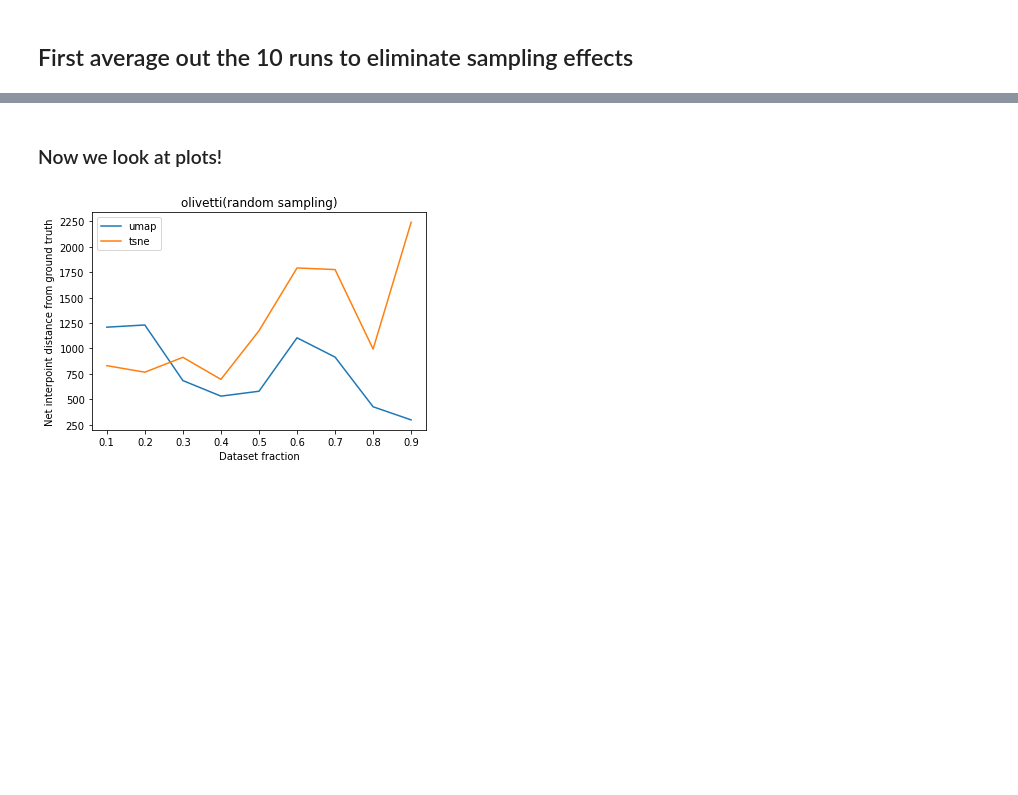
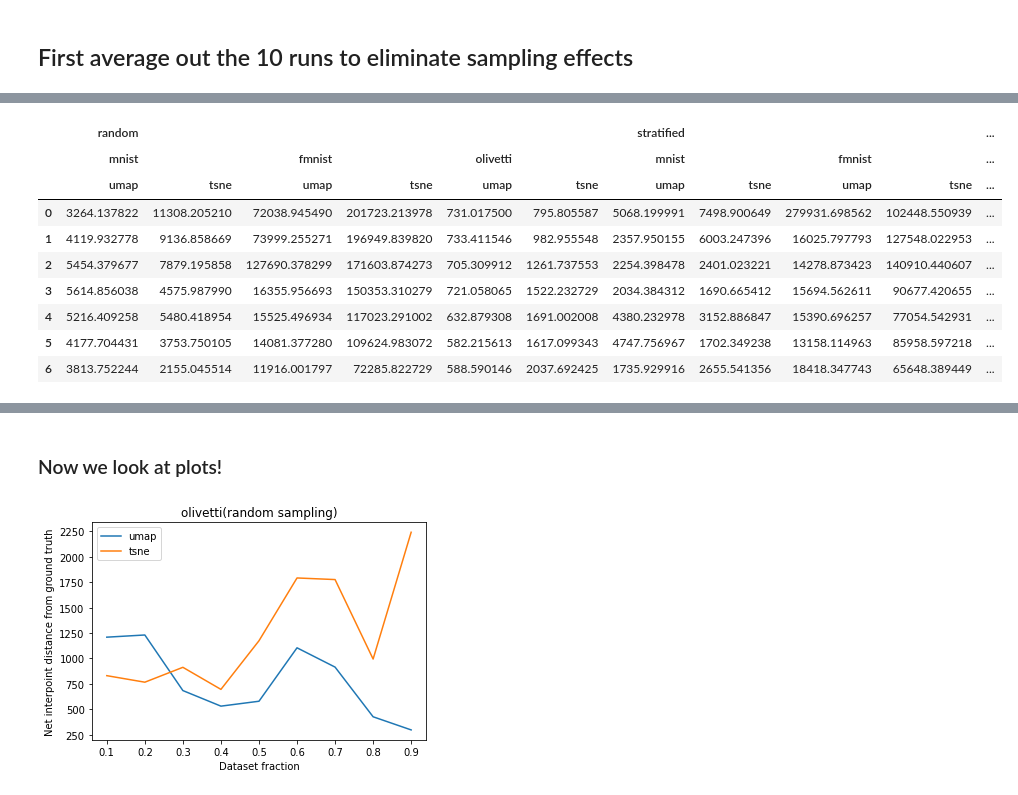
Before and after one commit to raghavmecheri/DimConvergence, a Jupyter notebook: ExperimentTwo - Analysis.ipynb, the cells around one changed output, grey strips where cells are left out. Drawn from its saved outputs; the diff is of its cells as text; code cells hidden in the pictures; blank space fills up the shorter version.

Commit message:
Got results

```diff
--- a/ExperimentTwo - Analysis.ipynb
+++ b/ExperimentTwo - Analysis.ipynb
@@ -13,6 +52,6 @@ def _load(name):
 # %%
-RESULTS_DIR = "./results"
-N_RESULT_FILES = 3
+RESULTS_DIR = "./results/exp2"
+N_RESULT_FILES = 10
 for filename in os.listdir(RESULTS_DIR):
     print(filename)
 
@@ -39,7 +85,7 @@ def group(results):
         key = tuple([samp, dataset, algo])
         groups[key].append({
             "emb_x": result['emb_x'],
-            "y": result['y'],
+            "labels": result['labels'],
             "size": result['size']
         })
     return _sort(dict(groups))
@@ -52,7 +98,7 @@ def groups_to_interpoint(groups):
         for i in range(0, len(embeddings) - 1):
 
             #Set j = -1 to look at distance from the ground truth.
-            j = i + 1
+            j = -1
 
             interpoints.append(interpoint_distance(embeddings[i], embeddings[j]))
         return interpoints
@@ -63,7 +109,7 @@ def groups_to_interpoint(groups):
 
     return interpoint_groups
 # %%
-def create_average_data(RESULTS_DIR, N_RESULT_FILES):
+def create_average_data(RESULTS_DIR, N_RESULT_FILES, preprocess="interpoint"):
     print("Listing all result files...")
     for filename in os.listdir(RESULTS_DIR):
         print(filename)
@@ -79,9 +125,9 @@ def create_average_data(RESULTS_DIR, N_RESULT_FILES):
     print("Loading Data...")
     for run in os.listdir(RESULTS_DIR):
         result = _load(os.path.join(RESULTS_DIR, run))
-
-        interpoint_result = groups_to_interpoint(group(result))
-        exp1_runs[i] = pd.DataFrame(interpoint_result)
+        if preprocess == "interpoint":
+            result = groups_to_interpoint(group(result))
+        exp1_runs[i] = pd.DataFrame(result)
         i +=1
 
     print("Averaging...")
@@ -119,0 +164,13 @@ Combining files now....
+# %%
+interpoint_results
+# %% [output]
+|  | random |  |  |  |  |  | stratified |  |  |  | ... |
+|  | mnist |  | fmnist |  | olivetti |  | mnist |  | fmnist |  | ... |
+|  | umap | tsne | umap | tsne | umap | tsne | umap | tsne | umap | tsne | ... |
+| 0 | 3264.137822 | 11308.205210 | 72038.945490 | 201723.213978 | 731.017500 | 795.805587 | 5068.199991 | 7498.900649 | 279931.698562 | 102448.550939 | ... |
+| 1 | 4119.932778 | 9136.858669 | 73999.255271 | 196949.839820 | 733.411546 | 982.955548 | 2357.950155 | 6003.247396 | 16025.797793 | 127548.022953 | ... |
+| 2 | 5454.379677 | 7879.195858 | 127690.378299 | 171603.874273 | 705.309912 | 1261.737553 | 2254.398478 | 2401.023221 | 14278.873423 | 140910.440607 | ... |
+| 3 | 5614.856038 | 4575.987990 | 16355.956693 | 150353.310279 | 721.058065 | 1522.232729 | 2034.384312 | 1690.665412 | 15694.562611 | 90677.420655 | ... |
+| 4 | 5216.409258 | 5480.418954 | 15525.496934 | 117023.291002 | 632.879308 | 1691.002008 | 4380.232978 | 3152.886847 | 15390.696257 | 77054.542931 | ... |
+| 5 | 4177.704431 | 3753.750105 | 14081.377280 | 109624.983072 | 582.215613 | 1617.099343 | 4747.756967 | 1702.349238 | 13158.114963 | 85958.597218 | ... |
+| 6 | 3813.752244 | 2155.045514 | 11916.001797 | 72285.822729 | 588.590146 | 2037.692425 | 1735.929916 | 2655.541356 | 18418.347743 | 65648.389449 | ... |
```
Also changed, not shown: parts of 9 cells of this notebook.
